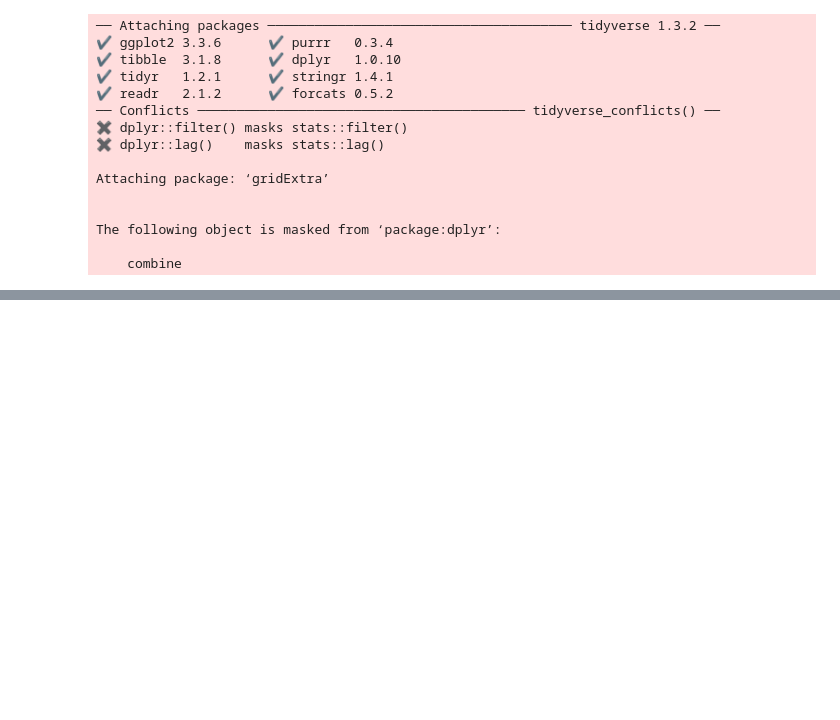
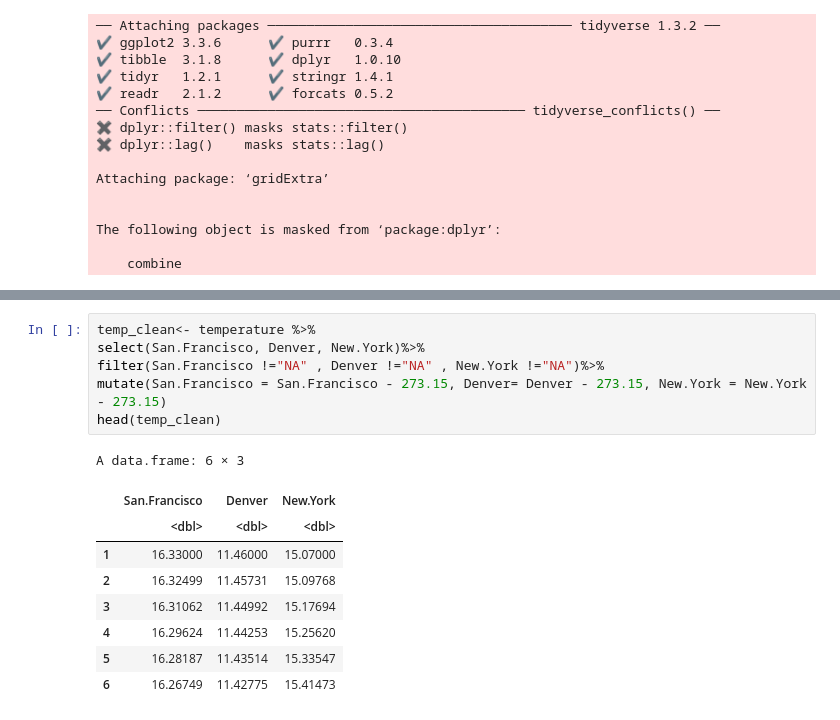
Before and after one commit to Steve-JJ-He/Temperature_Analysis, a Jupyter notebook: project proposal.ipynb, the cells around one changed output, grey strips where cells are left out. Drawn from its saved outputs; the diff is of its cells as text; blank space fills up the shorter version.

```diff
--- a/project proposal.ipynb
+++ b/project proposal.ipynb
@@ -24,0 +38,16 @@ The following object is masked from ‘package:dplyr’:
+# %%
+temp_clean<- temperature %>%
+select(San.Francisco, Denver, New.York)%>%
+filter(San.Francisco !="NA" , Denver !="NA" , New.York !="NA")%>%
+mutate(San.Francisco = San.Francisco - 273.15, Denver= Denver - 273.15, New.York = New.York - 273.15)
+head(temp_clean)
+# %% [output]
+A data.frame: 6 × 3
+|  | San.Francisco | Denver | New.York |
+|  | <dbl> | <dbl> | <dbl> |
+| 1 | 16.33000 | 11.46000 | 15.07000 |
+| 2 | 16.32499 | 11.45731 | 15.09768 |
+| 3 | 16.31062 | 11.44992 | 15.17694 |
+| 4 | 16.29624 | 11.44253 | 15.25620 |
+| 5 | 16.28187 | 11.43514 | 15.33547 |
+| 6 | 16.26749 | 11.42775 | 15.41473 |
```
Also changed, not shown: parts of 7 cells of this notebook.
